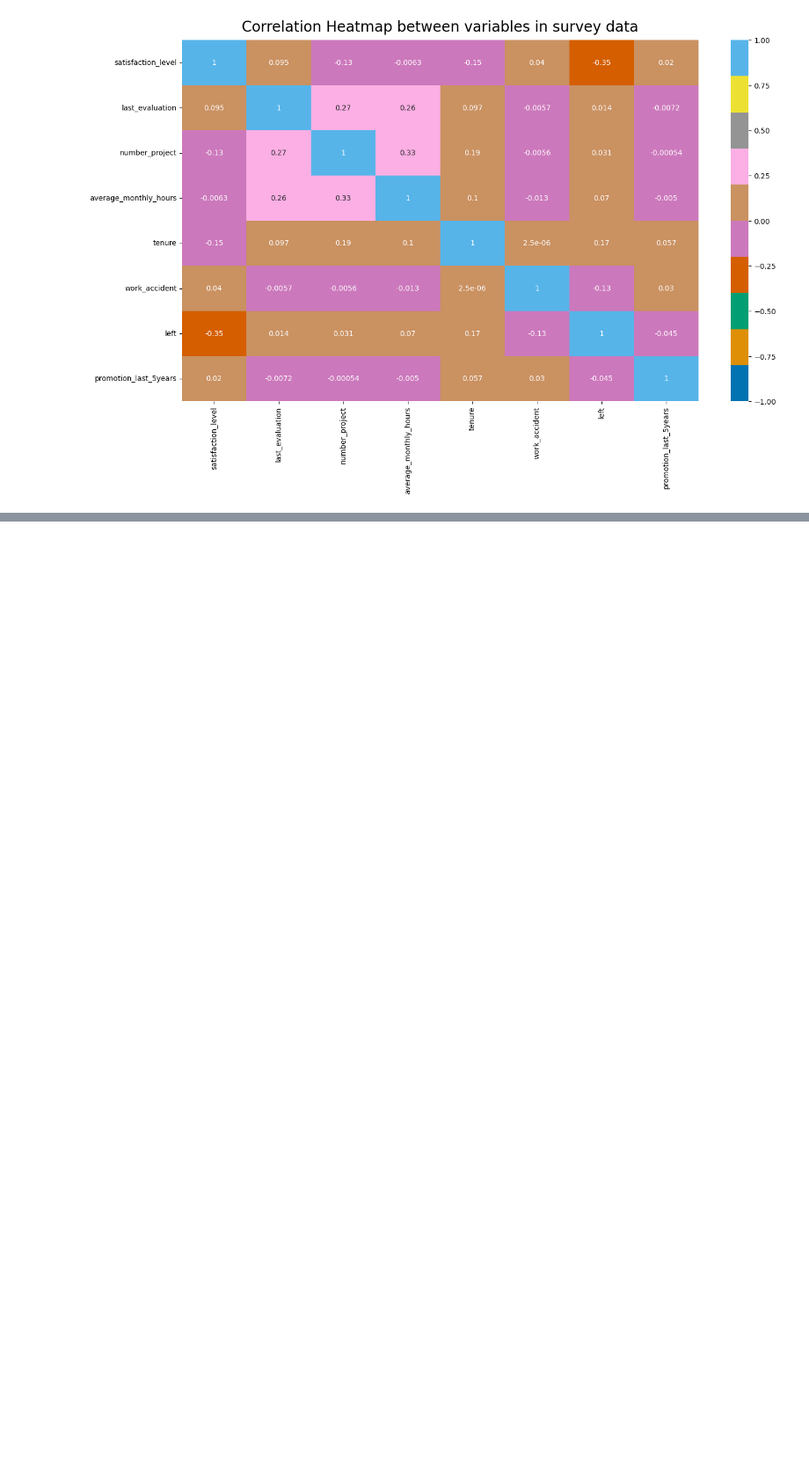
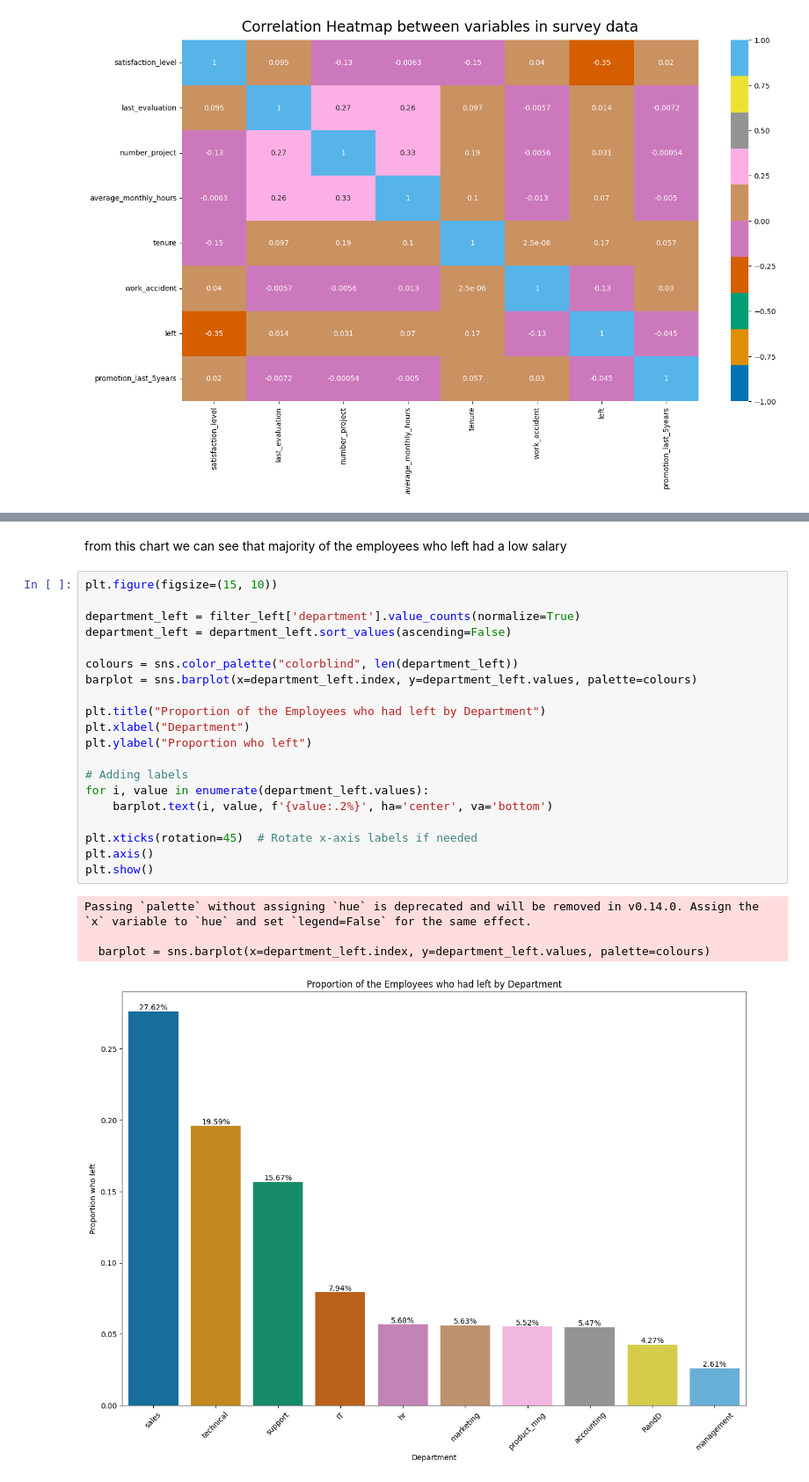
Before and after one commit to ankita-choudharyy/salifort-motors-capstone-project, a Jupyter notebook: salifort_motors.ipynb, the cells around one changed output, grey strips where cells are left out. Shown at 88% size. Drawn from its saved outputs; the diff is of its cells as text; blank space fills up the shorter version.

```diff
--- a/salifort_motors.ipynb
+++ b/salifort_motors.ipynb
@@ -282,0 +357,27 @@ plt.figure(figsize = (12,8))
+# %% [markdown]
+from this chart we can see that majority of the employees who left had a low salary
+# %%
+plt.figure(figsize=(15, 10))
+
+department_left = filter_left['department'].value_counts(normalize=True)
+department_left = department_left.sort_values(ascending=False)
+
+colours = sns.color_palette("colorblind", len(department_left))
+barplot = sns.barplot(x=department_left.index, y=department_left.values, palette=colours)
+
+plt.title("Proportion of the Employees who had left by Department")
+plt.xlabel("Department")
+plt.ylabel("Proportion who left")
+
+# Adding labels
+for i, value in enumerate(department_left.values):
+    barplot.text(i, value, f'{value:.2%}', ha='center', va='bottom')
+
+plt.xticks(rotation=45)  # Rotate x-axis labels if needed
+plt.axis()
+plt.show()
+# %% [output]
+Passing `palette` without assigning `hue` is deprecated and will be removed in v0.14.0. Assign the `x` variable to `hue` and set `legend=False` for the same effect.
+
+  barplot = sns.barplot(x=department_left.index, y=department_left.values, palette=colours)
+[figure, added]
```
Also changed, not shown: parts of 10 cells of this notebook.
